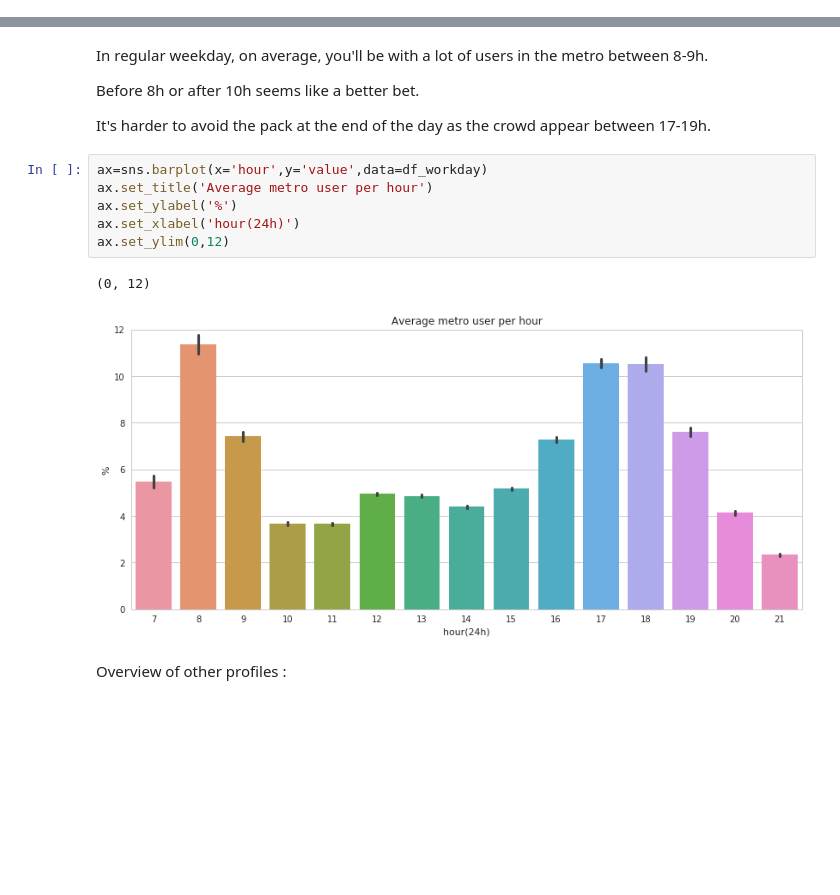
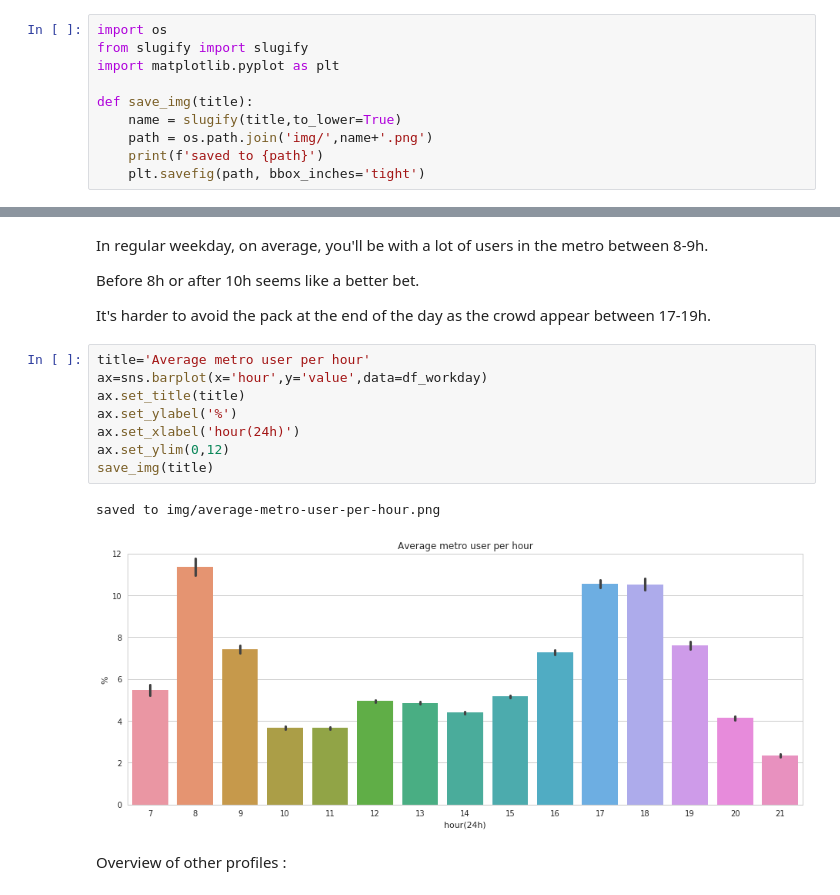
Before and after one commit to KhalidCK/metro-paris, a Jupyter notebook: notebooks/01 - Explore STIF profile dataset.ipynb, the cells around one changed output, grey strips where cells are left out. Cells and saved outputs as stored; diff of their text form; blank space fills up the shorter version.

```diff
--- a/notebooks/01 - Explore STIF profile dataset.ipynb
+++ b/notebooks/01 - Explore STIF profile dataset.ipynb
@@ -16,6 +16,16 @@ plt.rcParams["figure.figsize"] = (14,6)
 %autoreload 2
 # %% [markdown]
 Load data
+# %%
+import os
+from slugify import slugify
+import matplotlib.pyplot as plt
+
+def save_img(title):
+    name = slugify(title,to_lower=True)
+    path = os.path.join('img/',name+'.png')
+    print(f'saved to {path}')
+    plt.savefig(path, bbox_inches='tight')
 # %%
 df = pd.read_feather('../data/processed/profile-2017.feather')
 # %%
@@ -229,14 +239,16 @@ Before 8h or after 10h seems like a better bet.
 
 It's harder to avoid the pack at the end of the day as the crowd appear between 17-19h.
 # %%
+title='Average metro user per hour'
 ax=sns.barplot(x='hour',y='value',data=df_workday)
-ax.set_title('Average metro user per hour')
+ax.set_title(title)
 ax.set_ylabel('%')
 ax.set_xlabel('hour(24h)')
 ax.set_ylim(0,12)
+save_img(title)
 # %% [output]
-(0, 12)
+saved to img/average-metro-user-per-hour.png
-[figure, old version]
+[figure, new version]
 # %% [markdown]
 Overview of other profiles :
 # %%
```
Also changed, not shown: parts of 5 cells of this notebook, 1 other file.
